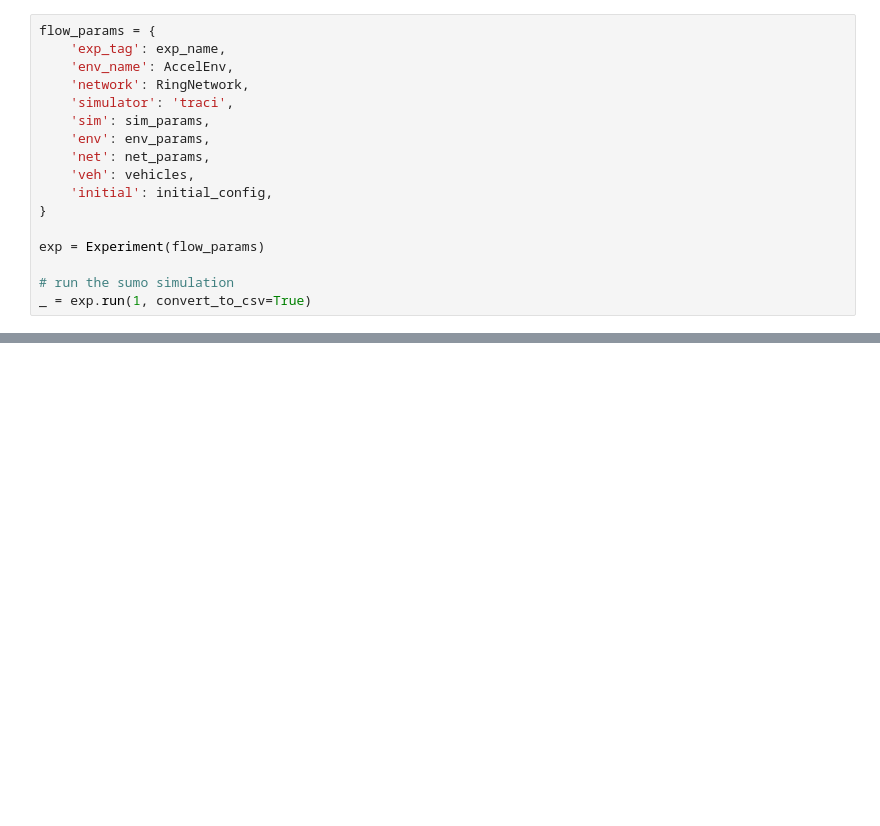
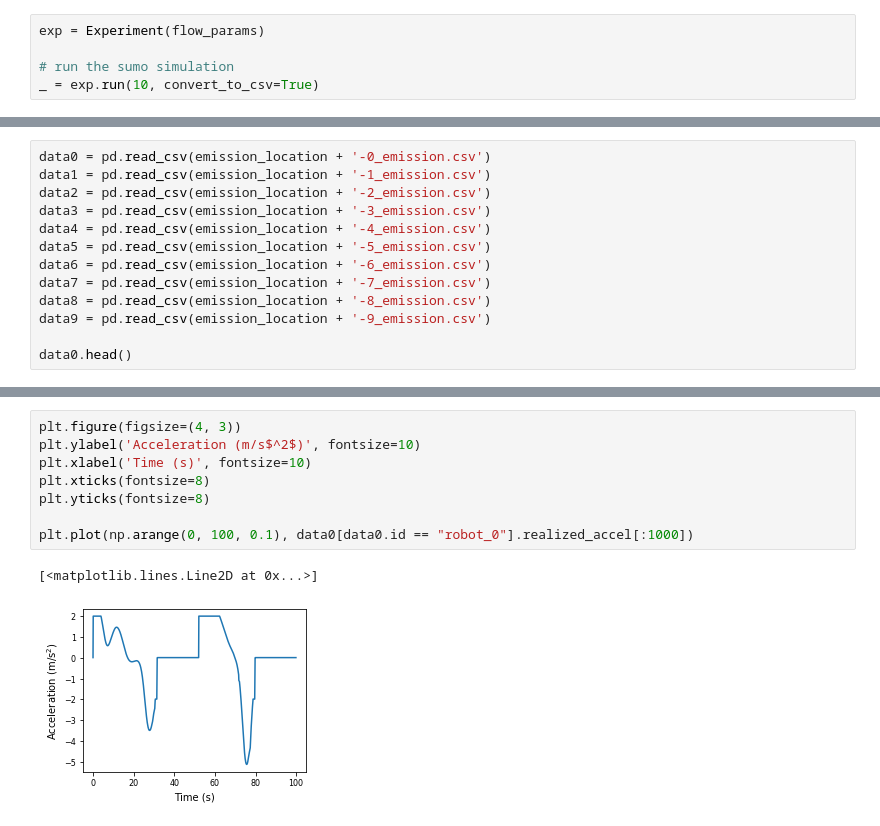
Before and after one commit to kingsonc/multi-car-consensus, a Jupyter notebook: baseline.ipynb, the cells around one changed output, grey strips where cells are left out. Cells and saved outputs as stored; diff of their text form; blank space fills up the shorter version.

```diff
--- a/baseline.ipynb
+++ b/baseline.ipynb
@@ -76,18 +98,6 @@ sim_params = SumoParams(sim_step=0.1, render=True, emission_path='data')
 # %%
-flow_params = {
-    'exp_tag': exp_name,
-    'env_name': AccelEnv,
-    'network': RingNetwork,
-    'simulator': 'traci',
-    'sim': sim_params,
-    'env': env_params,
-    'net': net_params,
-    'veh': vehicles,
-    'initial': initial_config,
-}
-
 exp = Experiment(flow_params)
 
 # run the sumo simulation
-_ = exp.run(1, convert_to_csv=True)
+_ = exp.run(10, convert_to_csv=True)
 # %% [output]
@@ -117,0 +129,13 @@ data.head()
+# %%
+data0 = pd.read_csv(emission_location + '-0_emission.csv')
+data1 = pd.read_csv(emission_location + '-1_emission.csv')
+data2 = pd.read_csv(emission_location + '-2_emission.csv')
+data3 = pd.read_csv(emission_location + '-3_emission.csv')
+data4 = pd.read_csv(emission_location + '-4_emission.csv')
+data5 = pd.read_csv(emission_location + '-5_emission.csv')
+data6 = pd.read_csv(emission_location + '-6_emission.csv')
+data7 = pd.read_csv(emission_location + '-7_emission.csv')
+data8 = pd.read_csv(emission_location + '-8_emission.csv')
+data9 = pd.read_csv(emission_location + '-9_emission.csv')
+
+data0.head()
@@ -117,0 +174,11 @@ data.head()
+# %%
+plt.figure(figsize=(4, 3))
+plt.ylabel('Acceleration (m/s$^2$)', fontsize=10)
+plt.xlabel('Time (s)', fontsize=10)
+plt.xticks(fontsize=8)
+plt.yticks(fontsize=8)
+
+plt.plot(np.arange(0, 100, 0.1), data0[data0.id == "robot_0"].realized_accel[:1000])
+# %% [output]
+[<matplotlib.lines.Line2D at 0x...>]
+[figure, added]
```
Also changed, not shown: parts of 10 cells of this notebook, 1 other file.
